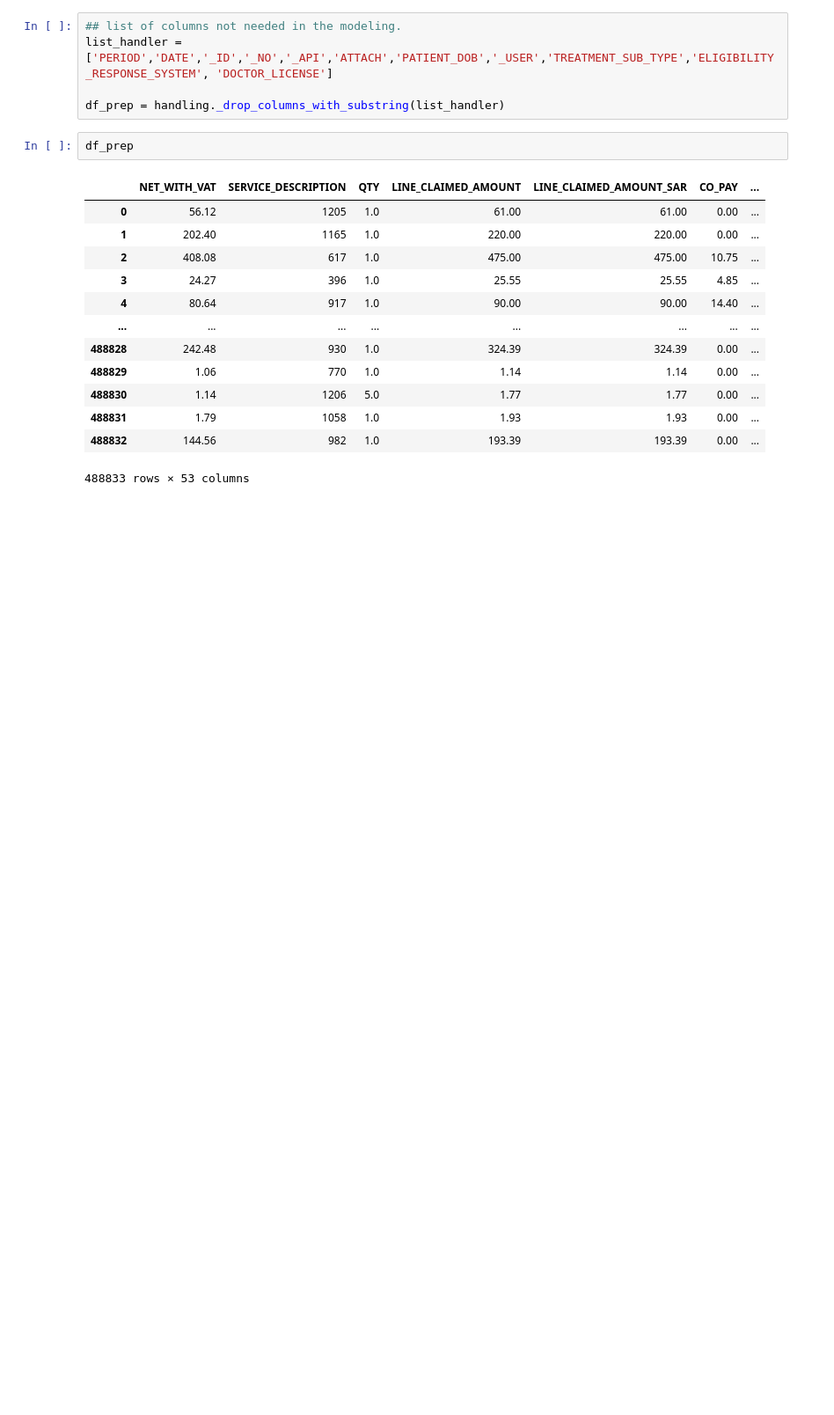
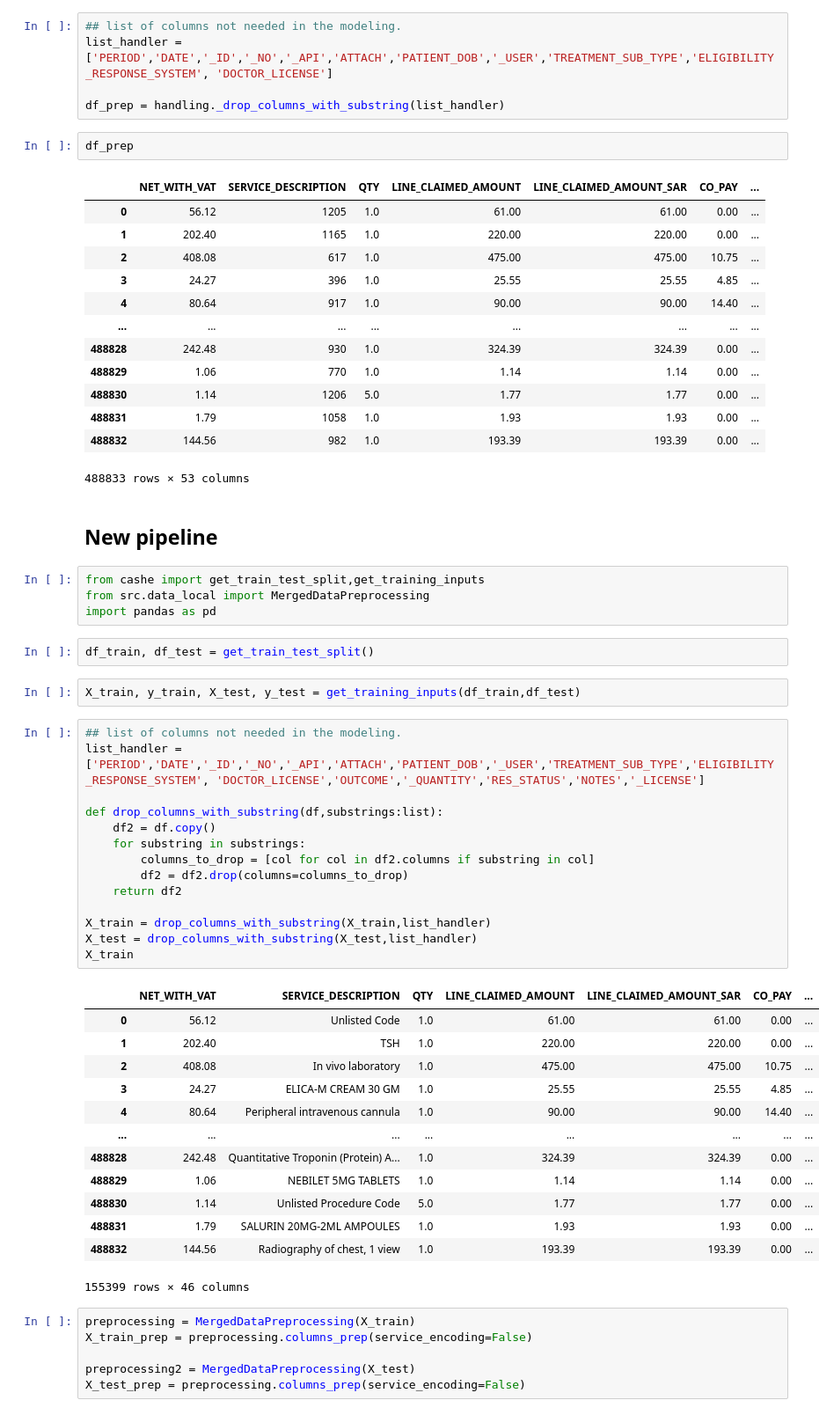
Before and after one commit to Andalusia-Data-Science-Team/Claims_Rejection, a Jupyter notebook: model_testing.ipynb, the cells around one changed output. Shown at 88% size. Cells and saved outputs as stored; diff of their text form; blank space fills up the shorter version.

Commit message:
Organize numerical columns pipeline for preprocessing

```diff
--- a/model_testing.ipynb
+++ b/model_testing.ipynb
@@ -166,3 +166,47 @@ df_prep
 | 488831 | 1.79 | 1058 | 1.0 | 1.93 | 1.93 | 0.00 | ... |
 | 488832 | 144.56 | 982 | 1.0 | 193.39 | 193.39 | 0.00 | ... |
 488833 rows × 53 columns
+# %% [markdown]
+## New pipeline
+# %%
+from cashe import get_train_test_split,get_training_inputs
+from src.data_local import MergedDataPreprocessing
+import pandas as pd
+# %%
+df_train, df_test = get_train_test_split()
+# %%
+X_train, y_train, X_test, y_test = get_training_inputs(df_train,df_test)
+# %%
+## list of columns not needed in the modeling.
+list_handler = ['PERIOD','DATE','_ID','_NO','_API','ATTACH','PATIENT_DOB','_USER','TREATMENT_SUB_TYPE','ELIGIBILITY_RESPONSE_SYSTEM', 'DOCTOR_LICENSE','OUTCOME','_QUANTITY','RES_STATUS','NOTES','_LICENSE']
+
+def drop_columns_with_substring(df,substrings:list):
+    df2 = df.copy()
+    for substring in substrings:
+        columns_to_drop = [col for col in df2.columns if substring in col]
+        df2 = df2.drop(columns=columns_to_drop)
+    return df2
+
+X_train = drop_columns_with_substring(X_train,list_handler)
+X_test = drop_columns_with_substring(X_test,list_handler)
+X_train
+# %% [output]
+|  | NET_WITH_VAT | SERVICE_DESCRIPTION | QTY | LINE_CLAIMED_AMOUNT | LINE_CLAIMED_AMOUNT_SAR | CO_PAY | ... |
+| 0 | 56.12 | Unlisted Code | 1.0 | 61.00 | 61.00 | 0.00 | ... |
+| 1 | 202.40 | TSH | 1.0 | 220.00 | 220.00 | 0.00 | ... |
+| 2 | 408.08 | In vivo laboratory | 1.0 | 475.00 | 475.00 | 10.75 | ... |
+| 3 | 24.27 | ELICA-M CREAM 30 GM | 1.0 | 25.55 | 25.55 | 4.85 | ... |
+| 4 | 80.64 | Peripheral intravenous cannula | 1.0 | 90.00 | 90.00 | 14.40 | ... |
+| ... | ... | ... | ... | ... | ... | ... | ... |
+| 488828 | 242.48 | Quantitative Troponin (Protein) A... | 1.0 | 324.39 | 324.39 | 0.00 | ... |
+| 488829 | 1.06 | NEBILET 5MG TABLETS | 1.0 | 1.14 | 1.14 | 0.00 | ... |
+| 488830 | 1.14 | Unlisted Procedure Code | 5.0 | 1.77 | 1.77 | 0.00 | ... |
+| 488831 | 1.79 | SALURIN 20MG-2ML AMPOULES | 1.0 | 1.93 | 1.93 | 0.00 | ... |
+| 488832 | 144.56 | Radiography of chest, 1 view | 1.0 | 193.39 | 193.39 | 0.00 | ... |
+155399 rows × 46 columns
+# %%
+preprocessing = MergedDataPreprocessing(X_train)
+X_train_prep = preprocessing.columns_prep(service_encoding=False)
+
+preprocessing2 = MergedDataPreprocessing(X_test)
+X_test_prep = preprocessing.columns_prep(service_encoding=False)
```
Also changed, not shown: parts of 1 cell of this notebook, 2 other files.
